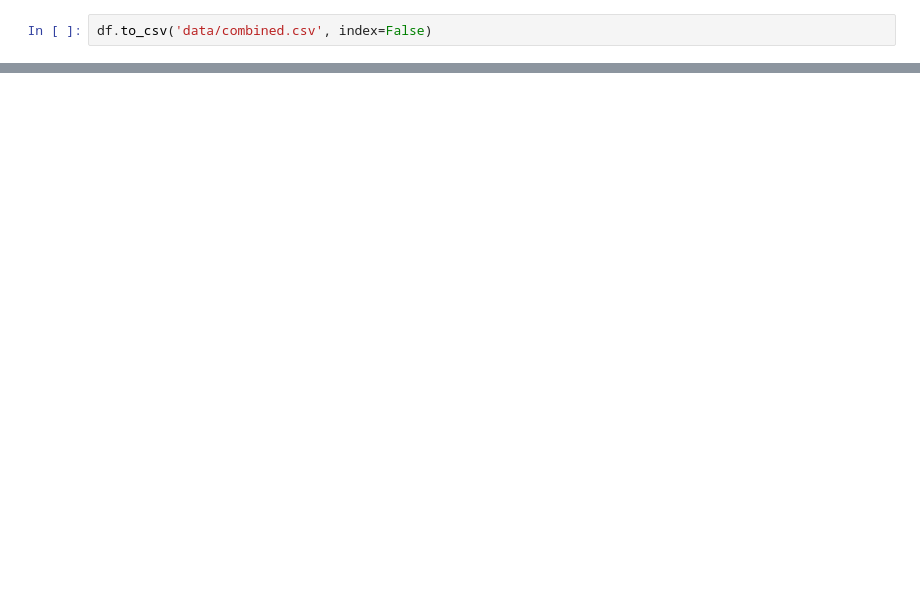
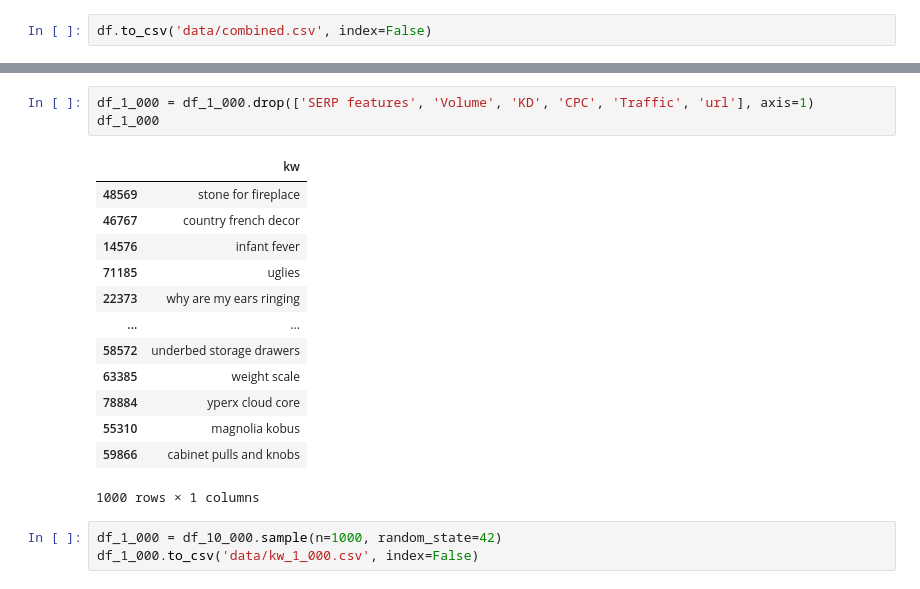
Before and after one commit to Magmafish/SerpGS, a Jupyter notebook: 01_kw_build_and_clean.ipynb, the cells around one changed output, grey strips where cells are left out. Cells and saved outputs as stored; diff of their text form; blank space fills up the shorter version.

```diff
--- a/01_kw_build_and_clean.ipynb
+++ b/01_kw_build_and_clean.ipynb
@@ -446 +431,21 @@ kw    1000
 dtype: int64
+# %%
+df_1_000 = df_1_000.drop(['SERP features', 'Volume', 'KD', 'CPC', 'Traffic', 'url'], axis=1)
+df_1_000
+# %% [output]
+|  | kw |
+| 48569 | stone for fireplace |
+| 46767 | country french decor |
+| 14576 | infant fever |
+| 71185 | uglies |
+| 22373 | why are my ears ringing |
+| ... | ... |
+| 58572 | underbed storage drawers |
+| 63385 | weight scale |
+| 78884 | yperx cloud core |
+| 55310 | magnolia kobus |
+| 59866 | cabinet pulls and knobs |
+1000 rows × 1 columns
+# %%
+df_1_000 = df_10_000.sample(n=1000, random_state=42)
+df_1_000.to_csv('data/kw_1_000.csv', index=False)
```
Also changed, not shown: parts of 9 cells of this notebook, 1 other file.
